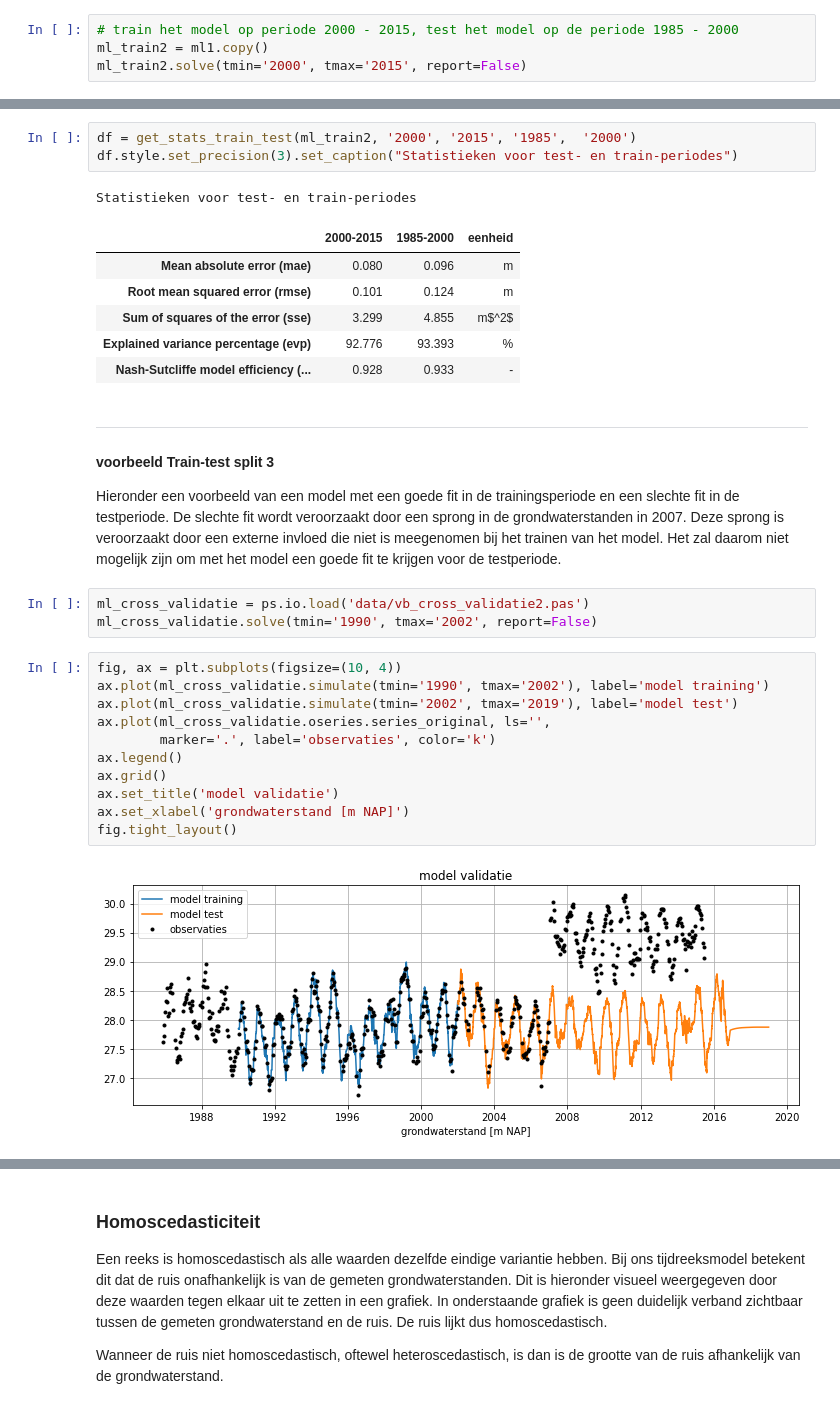
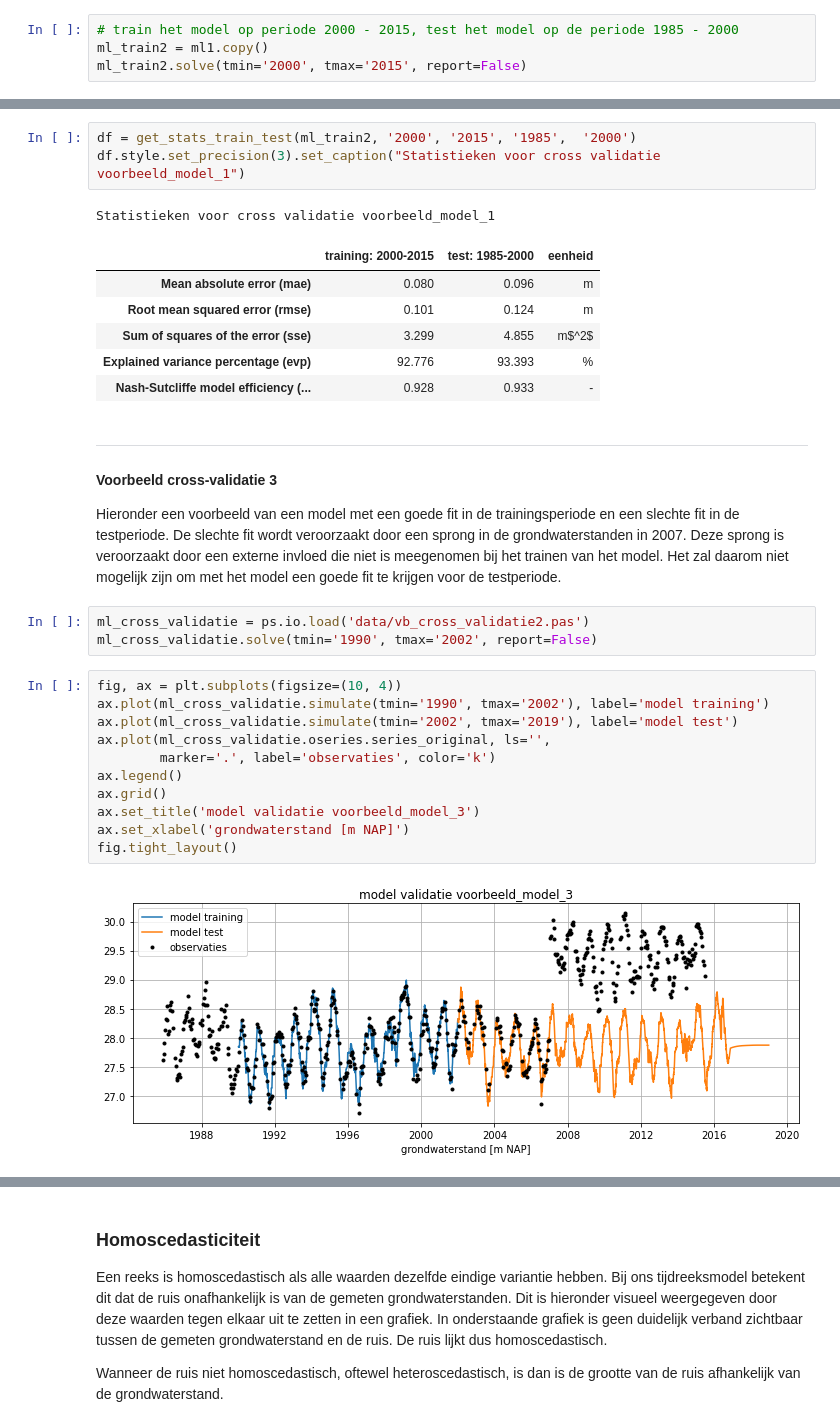
Before and after one commit to ArtesiaWater/stowa_handleiding_tijdreeksanalyse, a Jupyter notebook: beoordeling/beoordeling.ipynb, the cells around one changed output, grey strips where cells are left out. Cells and saved outputs as stored; diff of their text form.

```diff
--- a/beoordeling/beoordeling.ipynb
+++ b/beoordeling/beoordeling.ipynb
@@ -335,9 +340,9 @@ fig.tight_layout()
 # %%
 df = get_stats_train_test(ml_train2, '2000', '2015', '1985',  '2000')
-df.style.set_precision(3).set_caption("Statistieken voor test- en train-periodes")
+df.style.set_precision(3).set_caption("Statistieken voor cross validatie voorbeeld_model_1")
 # %% [output]
-Statistieken voor test- en train-periodes
+Statistieken voor cross validatie voorbeeld_model_1
-|  | 2000-2015 | 1985-2000 | eenheid |
+|  | training: 2000-2015 | test: 1985-2000 | eenheid |
 | Mean absolute error (mae) | 0.080 | 0.096 | m |
 | Root mean squared error (rmse) | 0.101 | 0.124 | m |
 | Sum of squares of the error (sse) | 3.299 | 4.855 | m$^2$ |
@@ -346,7 +351,7 @@ Statistieken voor test- en train-periodes
 # %% [markdown]
 <hr>
 
-#### voorbeeld Train-test split 3
+#### Voorbeeld cross-validatie 3
 
 Hieronder een voorbeeld van een model met een goede fit in de trainingsperiode en een slechte fit in de testperiode. De slechte fit wordt veroorzaakt door een sprong in de grondwaterstanden in 2007. Deze sprong is veroorzaakt door een externe invloed die niet is meegenomen bij het trainen van het model. Het zal daarom niet mogelijk zijn om met het model een goede fit te krijgen voor de testperiode.
 # %%
@@ -355,15 +360,15 @@ ml_cross_validatie.solve(tmin='1990', tmax='2002', report=False)
 # %%
 fig, ax = plt.subplots(figsize=(10, 4))
 ax.plot(ml_cross_validatie.simulate(tmin='1990', tmax='2002'), label='model training')
 ax.plot(ml_cross_validatie.simulate(tmin='2002', tmax='2019'), label='model test')
 ax.plot(ml_cross_validatie.oseries.series_original, ls='',
         marker='.', label='observaties', color='k')
 ax.legend()
 ax.grid()
-ax.set_title('model validatie')
+ax.set_title('model validatie voorbeeld_model_3')
 ax.set_xlabel('grondwaterstand [m NAP]')
 fig.tight_layout()
 # %% [output]
-[figure, old version]
+[figure, new version]
 # %%
 df = get_stats_train_test(ml_cross_validatie,  '1990',  '2003', '2003', '2019')
```
Also changed, not shown: parts of 73 cells of this notebook, 3 other files.
